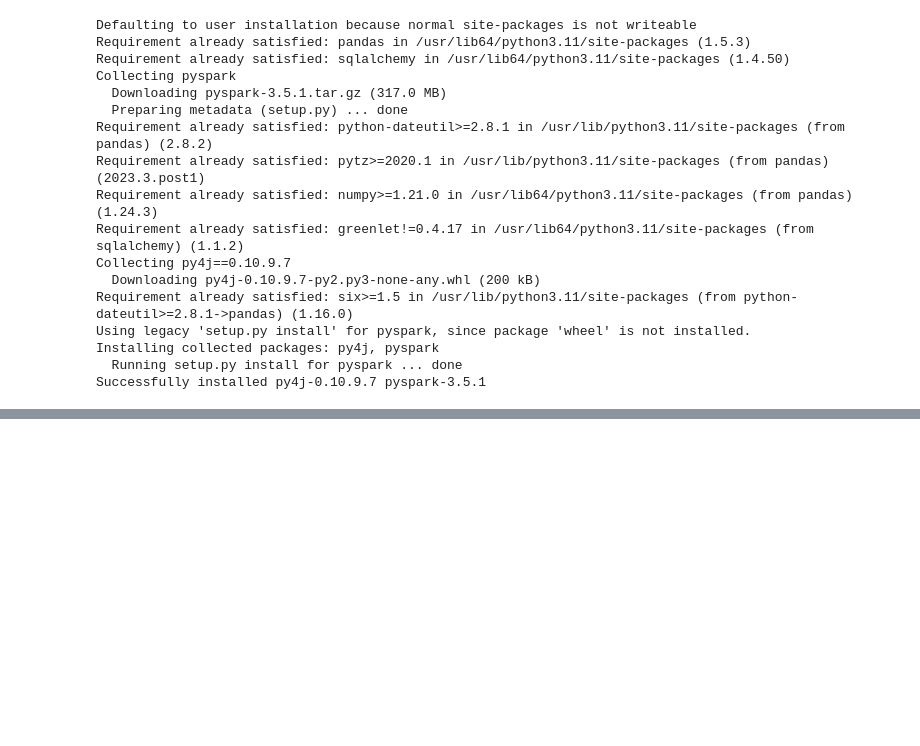
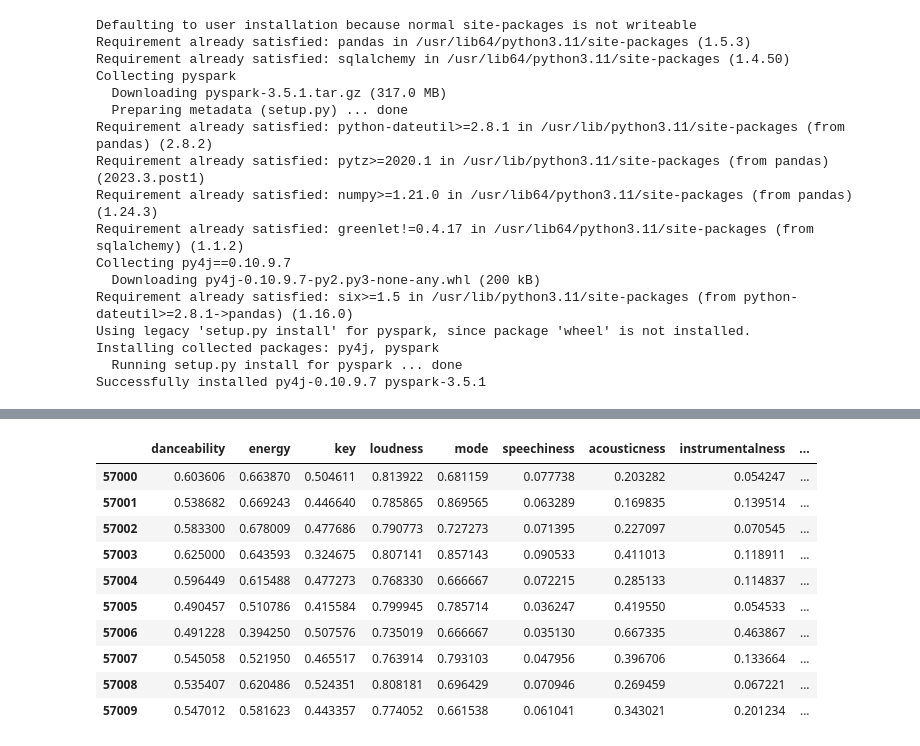
Before and after one commit to tramngo06/Spotify-Recommender-System, a Jupyter notebook: SpotifyDataAnalysis.ipynb, the cells around one changed output, grey strips where cells are left out. Saved outputs shown, nothing was run; the diff lists cells and outputs as text; code cells hidden in the pictures; blank space fills up the shorter version.

```diff
--- a/SpotifyDataAnalysis.ipynb
+++ b/SpotifyDataAnalysis.ipynb
@@ -310,0 +703,2 @@ KeyError: 'track_uri'
+# %%
+audio_features_scaled_df = pd.DataFrame(selected_af_scaled, columns=selected_af.columns)
@@ -310,0 +722,5 @@ KeyError: 'track_uri'
+# %%
+selected_playlists= playlists[:10]
+# %%
+first_10_playlist_ids = [playlist['pid'] for playlist in selected_playlists[:10]]
+first_10_playlist_ids
@@ -310,0 +729,19 @@ KeyError: 'track_uri'
+# %%
+playlist_centroids = {}
+
+for playlist_id in first_10_playlist_ids:
+    # Find the playlist in the playlists list
+    playlist = next((p for p in playlists if p['pid'] == playlist_id), None)
+
+    if playlist:
+        # Extract track URIs from the playlist
+        track_uris = [track['track_uri'] for track in playlist['tracks']]
+
+        # Filter tracks_df based on track URIs
+        playlist_tracks = audio_features_scaled_df[tracks_df['track_uri'].isin(track_uris)]
+
+        # Calculate centroid (average feature vector) for the playlist
+        playlist_centroid = playlist_tracks.mean(axis=0)
+
+        # Store centroid in dictionary
+        playlist_centroids[playlist_id] = playlist_centroid
@@ -310,0 +771,15 @@ KeyError: 'track_uri'
+# %%
+centroids_df = pd.DataFrame.from_dict(playlist_centroids, orient='index', columns=selected_af.columns)
+centroids_df
+# %% [output]
+|  | danceability | energy | key | loudness | mode | speechiness | acousticness | instrumentalness | ... |
+| 57000 | 0.603606 | 0.663870 | 0.504611 | 0.813922 | 0.681159 | 0.077738 | 0.203282 | 0.054247 | ... |
+| 57001 | 0.538682 | 0.669243 | 0.446640 | 0.785865 | 0.869565 | 0.063289 | 0.169835 | 0.139514 | ... |
+| 57002 | 0.583300 | 0.678009 | 0.477686 | 0.790773 | 0.727273 | 0.071395 | 0.227097 | 0.070545 | ... |
+| 57003 | 0.625000 | 0.643593 | 0.324675 | 0.807141 | 0.857143 | 0.090533 | 0.411013 | 0.118911 | ... |
+| 57004 | 0.596449 | 0.615488 | 0.477273 | 0.768330 | 0.666667 | 0.072215 | 0.285133 | 0.114837 | ... |
+| 57005 | 0.490457 | 0.510786 | 0.415584 | 0.799945 | 0.785714 | 0.036247 | 0.419550 | 0.054533 | ... |
+| 57006 | 0.491228 | 0.394250 | 0.507576 | 0.735019 | 0.666667 | 0.035130 | 0.667335 | 0.463867 | ... |
+| 57007 | 0.545058 | 0.521950 | 0.465517 | 0.763914 | 0.793103 | 0.047956 | 0.396706 | 0.133664 | ... |
+| 57008 | 0.535407 | 0.620486 | 0.524351 | 0.808181 | 0.696429 | 0.070946 | 0.269459 | 0.067221 | ... |
+| 57009 | 0.547012 | 0.581623 | 0.443357 | 0.774052 | 0.661538 | 0.061041 | 0.343021 | 0.201234 | ... |
```
Also changed, not shown: parts of 99 cells of this notebook.
